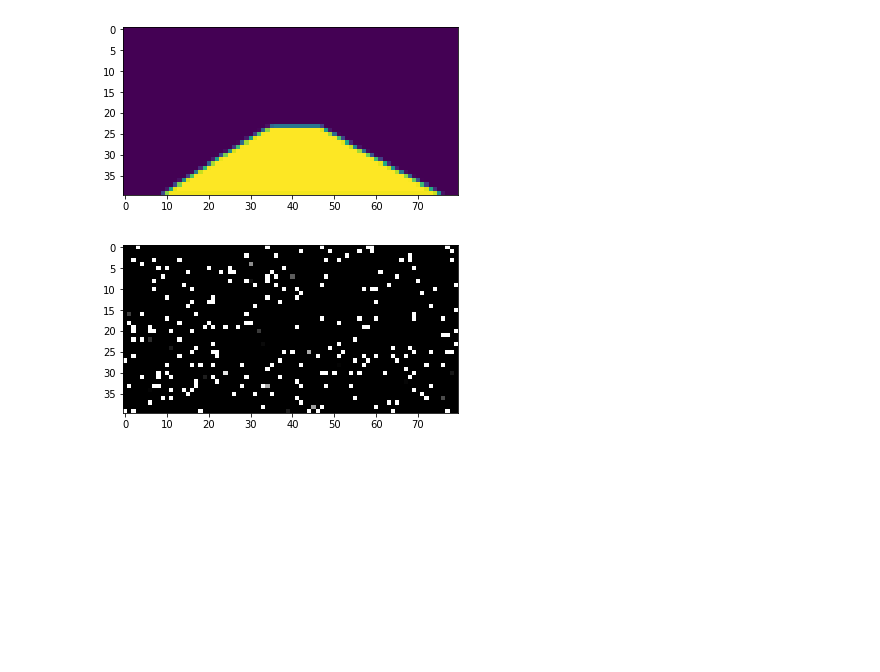
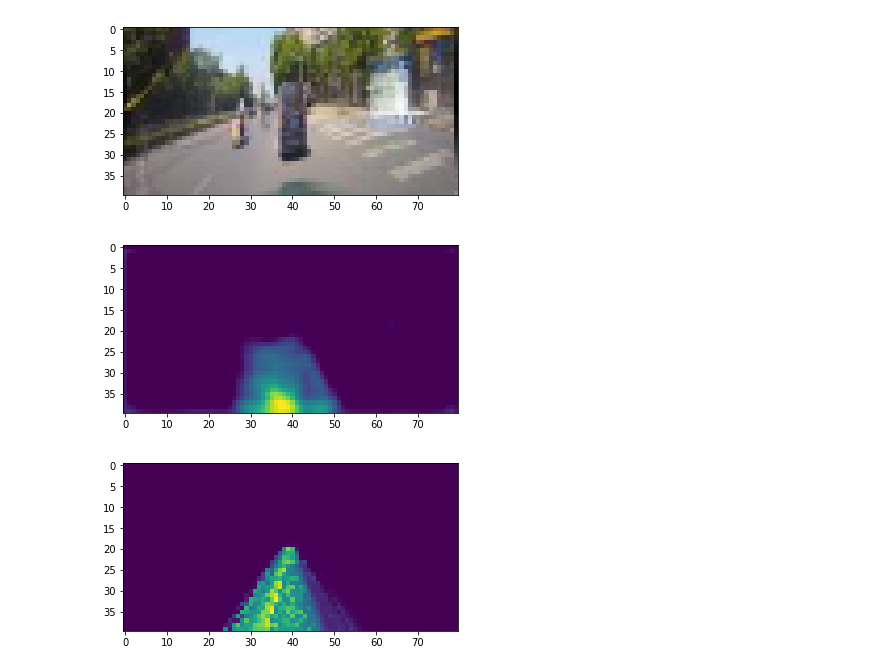
Before and after one commit to Spozder/LaneDetectionNNProject, a Jupyter notebook: RNN_model.ipynb, the cells around one changed output. Saved outputs shown, nothing was run; the diff lists cells and outputs as text; code cells hidden in the pictures; blank space fills up the shorter version.

Commit message:
Working RNN model, adds results

```diff
--- a/RNN_model.ipynb
+++ b/RNN_model.ipynb
@@ -22,8 +22,7 @@ def prepare_data(train_data, train_label, memory_unit, batch_size):
     return iter(unit_train_data), iter(unit_train_label)
 # %%
 # Example of formatting
-labels = pickle.load(open("full_CNN_labels.p", "rb" ))
-labels = np.array(labels)[0:12000,:,:,:]
-labels = labels / 255
-print(labels.shape)
-print(labels.reshape(-1, 20, 30, 80 * 160).shape)
+#labels = np.array(pickle.load(open("road_labels.p", "rb" )))
+#print(len(labels))
+#print(labels.shape)
+#print(labels.reshape(-1, 4, 63, 40 * 80).shape)
@@ -55,7 +57,7 @@ learning_rate = 0.001
 #Size of our input image. e.g. number of features
 number_of_features = 40 * 80
 
-steps_num = 100
+steps_num = 10000
 
 #input data
 X = tf.placeholder(tf.float32, [None, memory_size, number_of_features])
@@ -63,14 +65,14 @@ X = tf.placeholder(tf.float32, [None, memory_size, number_of_features])
 Y = tf.placeholder(tf.float32, [None, memory_size, number_of_features])
 
 #RNN cells
-cell = tf.contrib.rnn.BasicLSTMCell(number_of_features, activation=tf.nn.relu)
+cell = tf.contrib.rnn.DropoutWrapper(tf.contrib.rnn.BasicRNNCell(number_of_features, activation=tf.sigmoid), input_keep_prob=0.7, output_keep_prob=1, state_keep_prob=1)
 
 outputs, states = tf.nn.dynamic_rnn(cell, X, dtype=tf.float32)
 
 #loss
-loss = tf.reduce_mean(tf.square(outputs - Y))
+loss = tf.losses.mean_squared_error(outputs, Y)
 
-optimizer = tf.train.AdamOptimizer(learning_rate=learning_rate)
+optimizer = tf.train.AdamOptimizer()
 
 train = optimizer.minimize(loss)
 
@@ -90,5 +92,5 @@ with tf.Session() as sess:
         error = loss.eval( feed_dict = {X:train_data, Y:train_labels})
         print("iteration {}, error is {}".format(iteration, error))
         print("\n")
-    saver.save(sess, save_path="./tmp/rnn_model/rnn_model")
+    saver.save(sess, save_path="./tmp/rnn_model_RNN_SIGMOID/rnn_model")
 # %% [output]
@@ -112,28 +114,66 @@ Stopping iteration - no more input data
 # %%
 import matplotlib.image as mpimg
 
-train_images_raw = pickle.load(open("full_CNN_labels.p", "rb" ))
-I = np.array([transform.resize(i, (40, 80)) for i in train_images_raw[500:530]]).reshape(-1, 30, 3200)
+original_images_raw = pickle.load(open("bridge.p", "rb"))[0:52850]
+O = np.array([transform.resize(i, (40, 80)) for i in original_images_raw])
+
+predict_images_raw = pickle.load(open("bridge_CNN_labels.p", "rb" ))[0:75]
+print(len(predict_images_raw))
+I = np.array([transform.resize(i, (40, 80)) for i in predict_images_raw]).reshape(-1, 3, 3200)
+
+
+memory_size = 3
+batch_size = 17
+
+#Size of our input image. e.g. number of features
+number_of_features = 40 * 80
+
+steps_num = 1000
+
+tf.reset_default_graph()
+
+#input data
+X = tf.placeholder(tf.float32, [None, memory_size, number_of_features])
+#data label
+Y = tf.placeholder(tf.float32, [None, memory_size, number_of_features])
+
+#RNN cells
+cell = tf.contrib.rnn.DropoutWrapper(tf.contrib.rnn.BasicRNNCell(number_of_features, activation=tf.sigmoid), input_keep_prob=0.7, output_keep_prob=1, state_keep_prob=1)
+
+outputs, states = tf.nn.dynamic_rnn(cell, X, dtype=tf.float32)
+
+#loss
+loss = tf.losses.mean_squared_error(outputs, Y)
+
+optimizer = tf.train.AdamOptimizer()
+
+train = optimizer.minimize(loss)
+saver = tf.train.Saver()
 
 # Cell used to predicting
 with tf.Session() as sess:
-    saver.restore(sess, "./tmp/rnn_model/rnn_model")
+    saver.restore(sess, "./tmp/rnn_model_RNN_SIGMOID/rnn_model")
     # input data used to predict, format:
     x_input = I
+    print(x_input[0][0][3000:3020])
     # The output should be a 1-D array whose size is height * width.
     # In order to display it, it needs reshpe
     y_pred = sess.run(outputs, feed_dict={X:x_input})
-    print(np.count_nonzero(y_pred))
+    print(y_pred[0][0][3000:3020])
+
+    n = 55
+
+    plt.figure()
+    plt.imshow(O[n])
 
     I = I.reshape(-1, 40, 80)
 
     plt.figure()
-    plt.imshow(I[29])
+    plt.imshow(I[n])
 
-    P = y_pred.reshape(-1, 40, 80)[29] * 255
-    P1 = np.zeros((40,80,3))
-    P1 = np.moveaxis(np.tile(P, (3, 1, 1)),0,-1)
+    P = y_pred.reshape(-1, 40, 80)
+    pickle.dump(P,open('bridge_RNN_Sigmoid_labels.p', "wb" ))
 
     plt.figure()
-    plt.imshow(P1)
+    plt.imshow(P[n])
 # %% [output]
@@ -143,2 +191,3 @@ Clipping input data to the valid range for imshow with RGB data ([0..1] for floa
-[figure, old version]
+[figure, new version]
-[figure, old version]
+[figure, new version]
+[figure, added]
```
Also changed, not shown: parts of 5 cells of this notebook, 4 other files.
